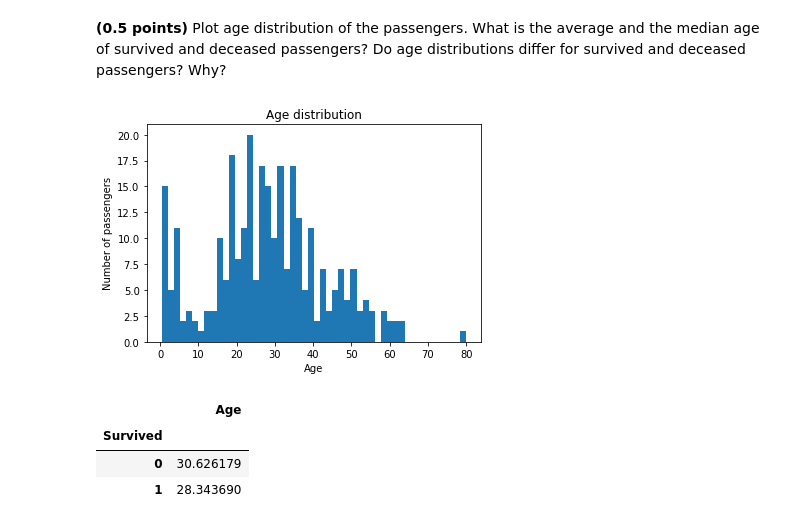
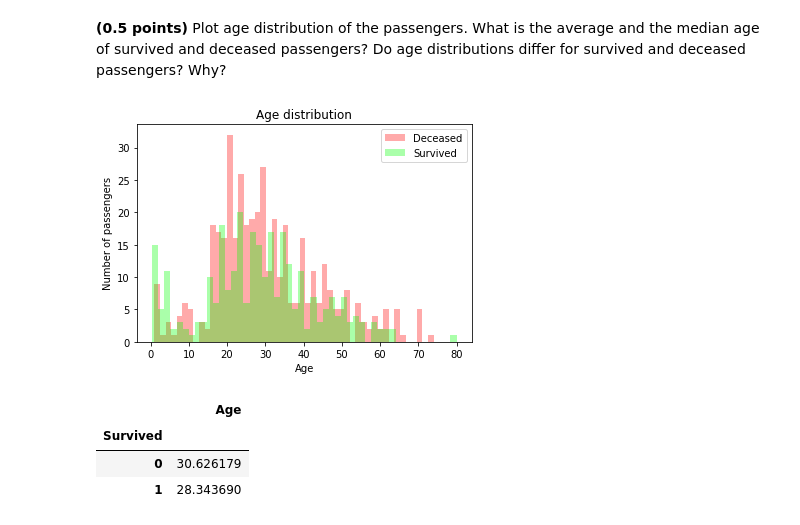
Before and after one commit to kagafon/rs-school-ml-intro, a Jupyter notebook: 5_classification_linear_knn/classification.ipynb, the cells around one changed output. Cells and saved outputs as stored; diff of their text form; code cells hidden in the pictures.

```diff
--- a/5_classification_linear_knn/classification.ipynb
+++ b/5_classification_linear_knn/classification.ipynb
@@ -85,14 +85,15 @@ plot_barchart(aliveMeans.index, [aliveMeans, deadMeans],('Alive', 'Dead'), 'Surv
 # %% [markdown]
 **(0.5 points)** Plot age distribution of the passengers. What is the average and the median age of survived and deceased passengers? Do age distributions differ for survived and deceased passengers? Why?
 # %%
-ages = data[(data['Survived'] == 1)]['Age'].dropna()
-plt.hist(ages, bins=50)
+plt.hist(data[data['Survived'] ==0]['Age'].dropna(), bins=50, label='Deceased', color='#ff000055' )
+plt.hist(data[data['Survived'] ==1]['Age'].dropna(), bins=50, label='Survived', color='#00ff0055')
 plt.title('Age distribution')
 plt.ylabel('Number of passengers')
 plt.xlabel('Age')
+plt.legend()
 plt.show()
 # %% [output]
-[figure, old version]
+[figure, new version]
 # %%
 # Average age
 data[['Age', 'Survived']].dropna().groupby(['Survived']).mean()
```
Also changed, not shown: parts of 15 cells of this notebook, 1 other file.
